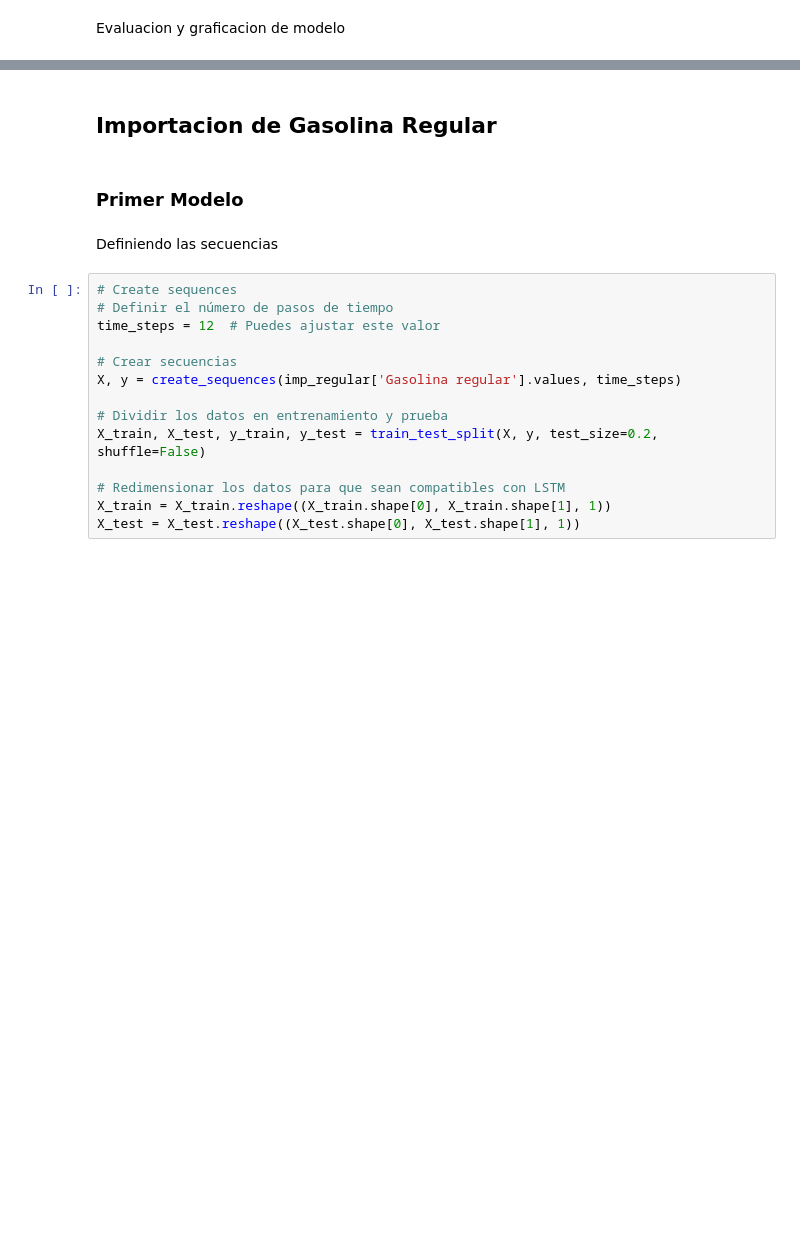
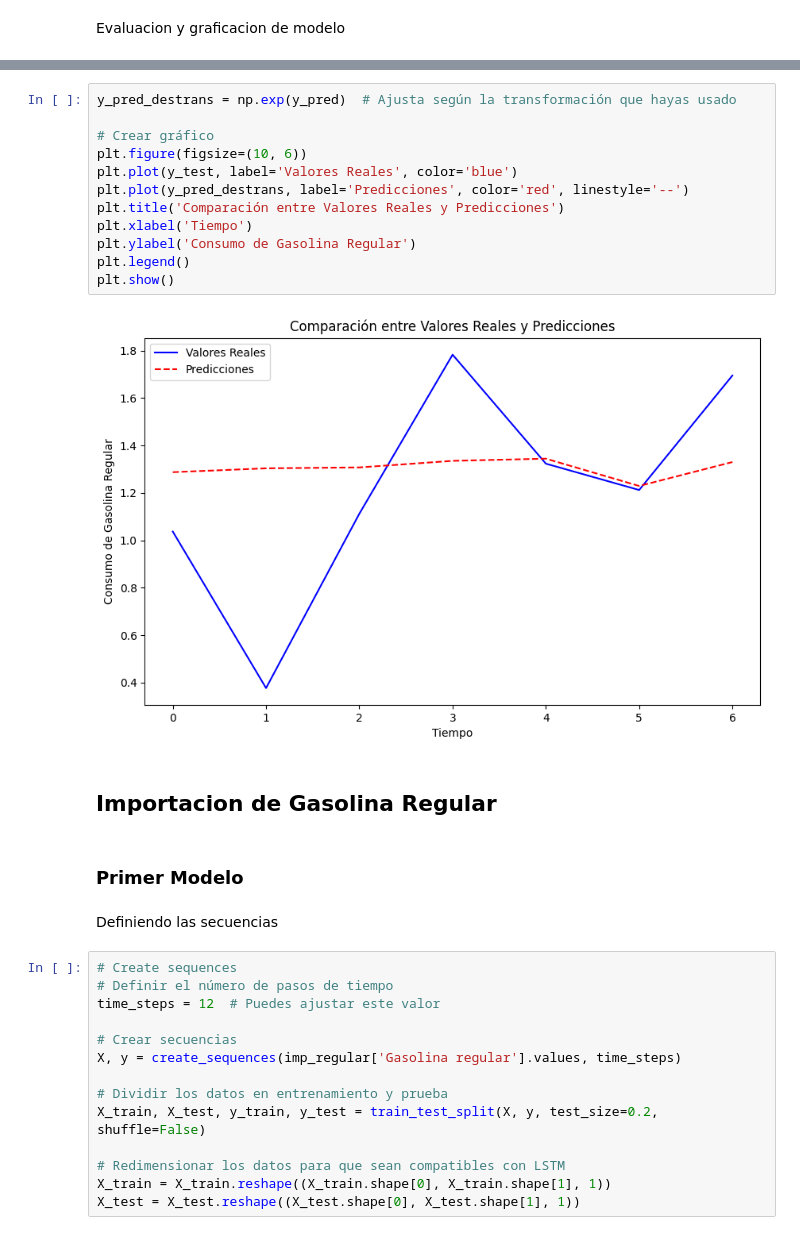
Before and after one commit to elpatron2211/Lab3DataScience, a Jupyter notebook: Lab3.ipynb, the cells around one changed output, grey strips where cells are left out. Cells and saved outputs as stored; diff of their text form; blank space fills up the shorter version.

```diff
--- a/Lab3.ipynb
+++ b/Lab3.ipynb
@@ -371,3 +571,17 @@ Test Loss: 0.33394500613212585
+# %%
+y_pred_destrans = np.exp(y_pred)  # Ajusta según la transformación que hayas usado
+
+# Crear gráfico
+plt.figure(figsize=(10, 6))
+plt.plot(y_test, label='Valores Reales', color='blue')
+plt.plot(y_pred_destrans, label='Predicciones', color='red', linestyle='--')
+plt.title('Comparación entre Valores Reales y Predicciones')
+plt.xlabel('Tiempo')
+plt.ylabel('Consumo de Gasolina Regular')
+plt.legend()
+plt.show()
+# %% [output]
+[figure, added]
 # %% [markdown]
 ## Importacion de Gasolina Regular
 # %% [markdown]
```
Also changed, not shown: parts of 33 cells of this notebook.
